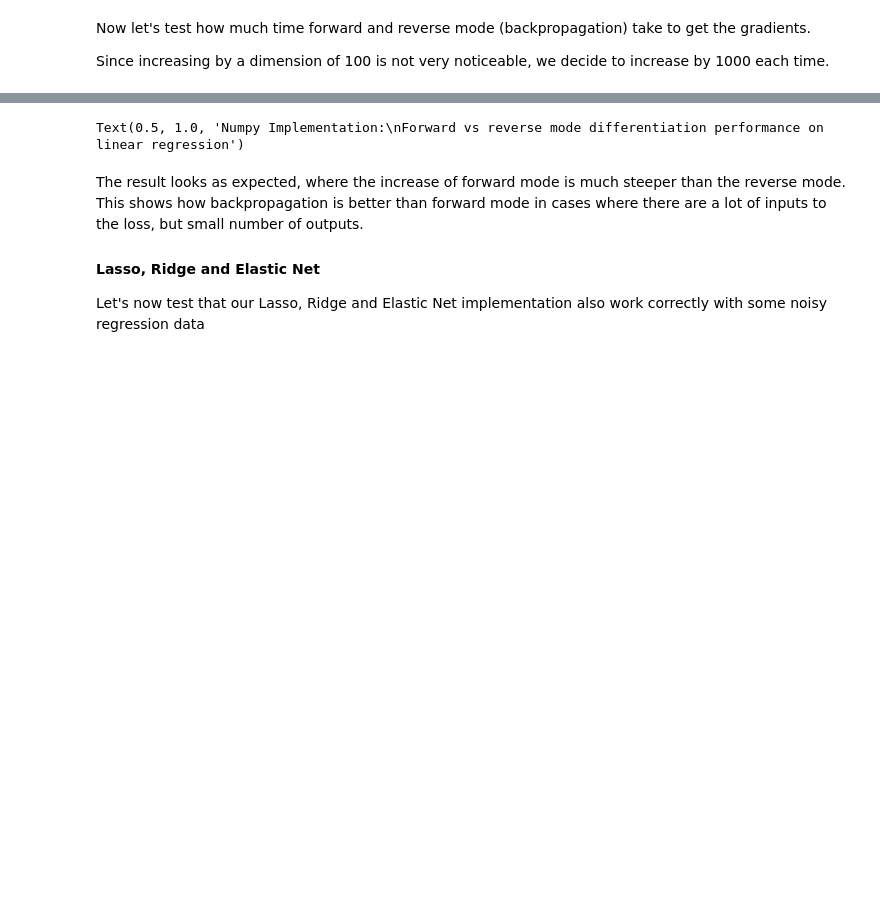
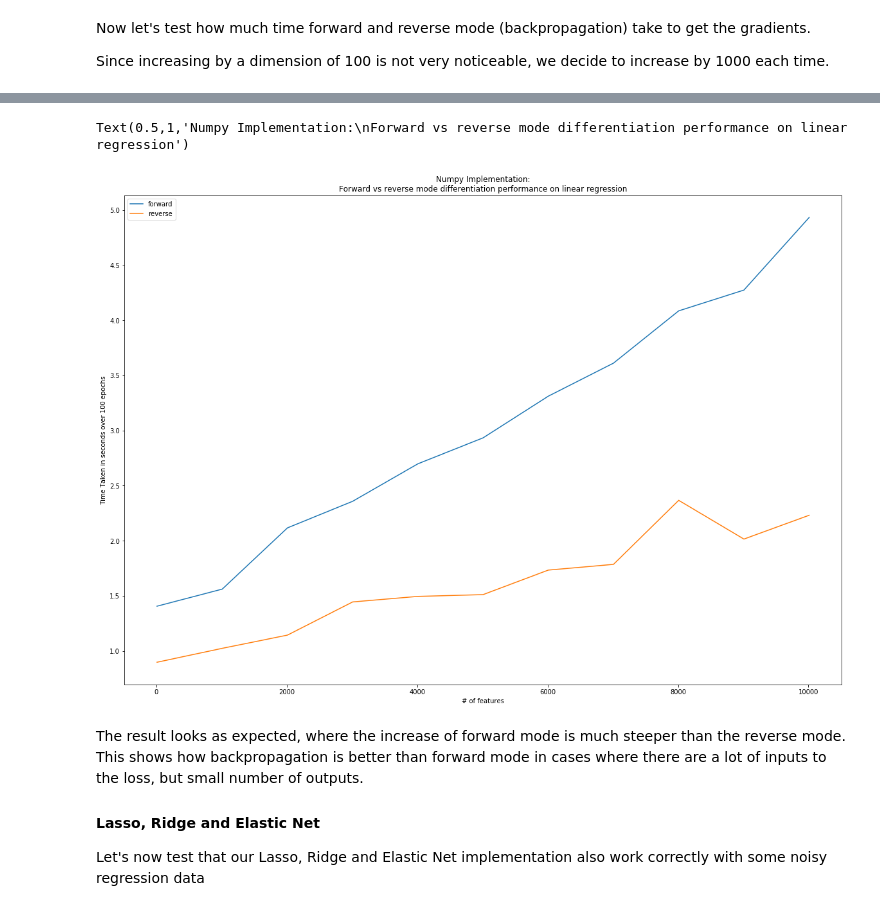
Before and after one commit to CS207-Project-Group-7/cs207-FinalProject, a Jupyter notebook: demo/demo_code.ipynb, the cells around one changed output, grey strips where cells are left out. Drawn from its saved outputs; the diff is of its cells as text; code cells hidden in the pictures; blank space fills up the shorter version.

```diff
--- a/demo/demo_code.ipynb
+++ b/demo/demo_code.ipynb
@@ -22,11 +52,14 @@ Let's first look at how our iterative regression updates over each epoch!
 
 m = Var(np.ones(X.shape[1]))
 b = Var(0)
-earlyStop = 1e-8
+earlyStop = 0
 plot = True
 forward = True
-(m, b, loss), elapsed = regression.iterative_regression(X, y, m, b, regression.MSE, 0.1, 100,
-                                                    earlyStop, forward, plot)
+linear_history = {}
+m, b, loss = regression.iterative_regression(X, y, m, b, regression.MSE, 0.1, 100,
+                                                    earlyStop, forward, linear_history)
+
+plot_regression(X, y, linear_history, None, 1, LinearRegression())
 # %% [output]
 [interactive output not drawn]
 [interactive output not drawn]
@@ -48,6 +80,20 @@ Intercept: 3.367222182149021e-05
 Now let's test how much time forward and reverse mode (backpropagation) take to get the gradients.
 
 Since increasing by a dimension of 100 is not very noticeable, we decide to increase by 1000 each time.
+# %%
+def timer(f):
+    """
+    timer decorator from CS207 lecture 4
+    """
+    def inner(*args):
+        t0 = time.time()
+        output = f(*args)
+        elapsed = time.time() - t0
+        print("Time Elapsed", elapsed)
+        return output, elapsed
+    return inner
+
+timed_regression = timer(regression.iterative_regression)
 # %%
 time_forward = []
 time_backward = []
@@ -63,12 +109,12 @@ for dim in dim_range:
     forward = True
     m = Var(np.ones(X.shape[1]))
     b = Var(0)
-    _, elapsed = regression.iterative_regression(X, y, m, b, regression.MSE, 0.1, 100, earlyStop, forward)
+    _, elapsed = timed_regression(X, y, m, b, regression.MSE, 0.1, 100, earlyStop, forward)
     time_forward.append(elapsed)
 
     forward = False
     m = Var(np.ones(X.shape[1]))
     b = Var(0)
-    _, elapsed = regression.iterative_regression(X, y, m, b, regression.MSE, 0.1, 100, earlyStop, forward)
+    _, elapsed = timed_regression(X, y, m, b, regression.MSE, 0.1, 100, earlyStop, forward)
     time_backward.append(elapsed)
 # %% [output]
@@ -92,6 +138,6 @@ Time Elapsed 2.7373831272125244
 # %%
-%matplotlib notebook
-plt.figure()
+%matplotlib inline
+plt.figure(figsize=(20,14))
 plt.plot(dim_range, time_forward, label='forward')
 plt.plot(dim_range, time_backward, label='reverse')
 plt.legend()
@@ -104,4 +148,5 @@ plt.title("Numpy Implementation:\nForward vs reverse mode differentiation perfor
-Text(0.5, 1.0, 'Numpy Implementation:\nForward vs reverse mode differentiation performance on linear regression')
+Text(0.5,1,'Numpy Implementation:\nForward vs reverse mode differentiation performance on linear regression')
+[figure, added]
 # %% [markdown]
 The result looks as expected, where the increase of forward mode is much steeper than the reverse mode. This shows how backpropagation is better than forward mode in cases where there are a lot of inputs to the loss, but small number of outputs.
 
```
Also changed, not shown: parts of 15 cells of this notebook, 6 other files.
